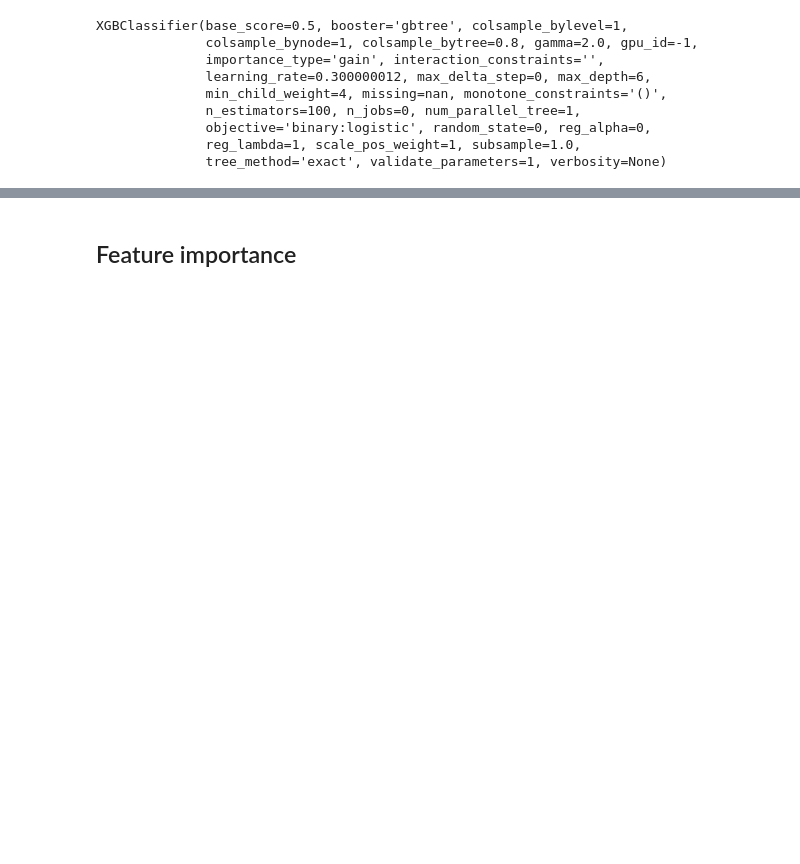
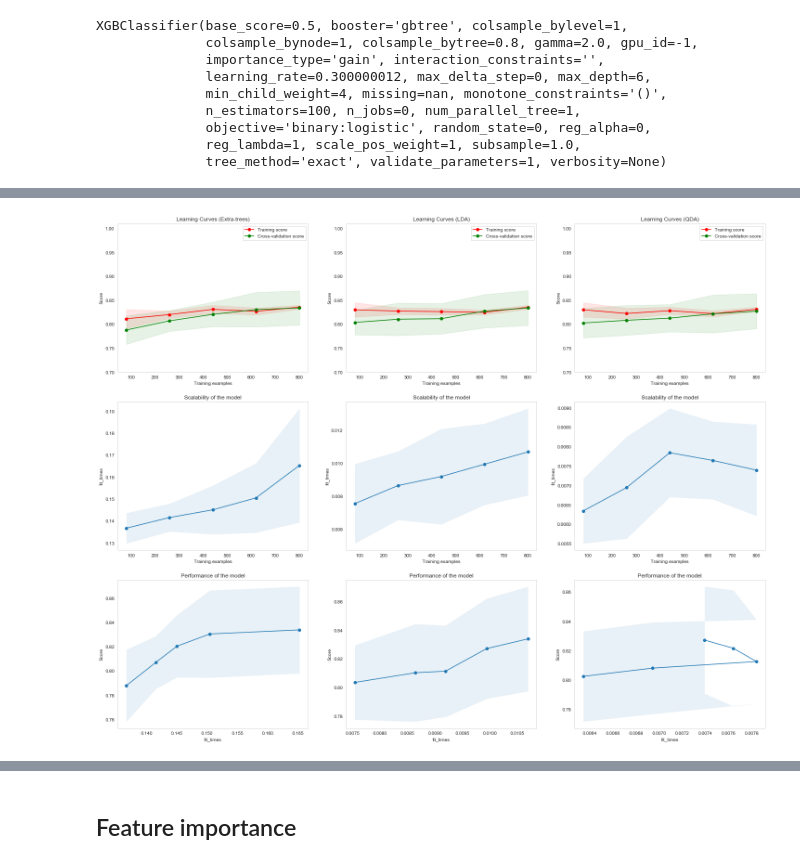
Before and after one commit to mmaku/Kaggle_titanic, a Jupyter notebook: 11 Titanic.ipynb, the cells around one changed output, grey strips where cells are left out. Cells and saved outputs as stored; diff of their text form; code cells hidden in the pictures; blank space fills up the shorter version.

```diff
--- a/11 Titanic.ipynb
+++ b/11 Titanic.ipynb
@@ -1288,0 +1232,20 @@ p = plot_learning_curve(xgb_best, "XGBoost learning curves", X_train, Y_train, c
+# %%
+fig, axes = plt.subplots(3, 3, figsize=(25, 20))
+
+title = "Learning Curves (Extra-trees)"
+estimator = et_best
+plot_learning_curve(estimator, title, X_train, Y_train, axes=axes[:,0], ylim=(0.7, 1.01), cv=kfold, n_jobs=-1)
+
+
+title = "Learning Curves (LDA)"
+estimator = lda_best
+plot_learning_curve(estimator, title, X_train, Y_train, axes=axes[:,1], ylim=(0.7, 1.01), cv=kfold, n_jobs=-1)
+
+
+title = "Learning Curves (QDA)"
+estimator = qda_best
+plot_learning_curve(estimator, title, X_train, Y_train, axes=axes[:,2], ylim=(0.7, 1.01), cv=kfold, n_jobs=-1)
+
+plt.show()
+# %% [output]
+[figure, added]
```
Also changed, not shown: parts of 52 cells of this notebook.
